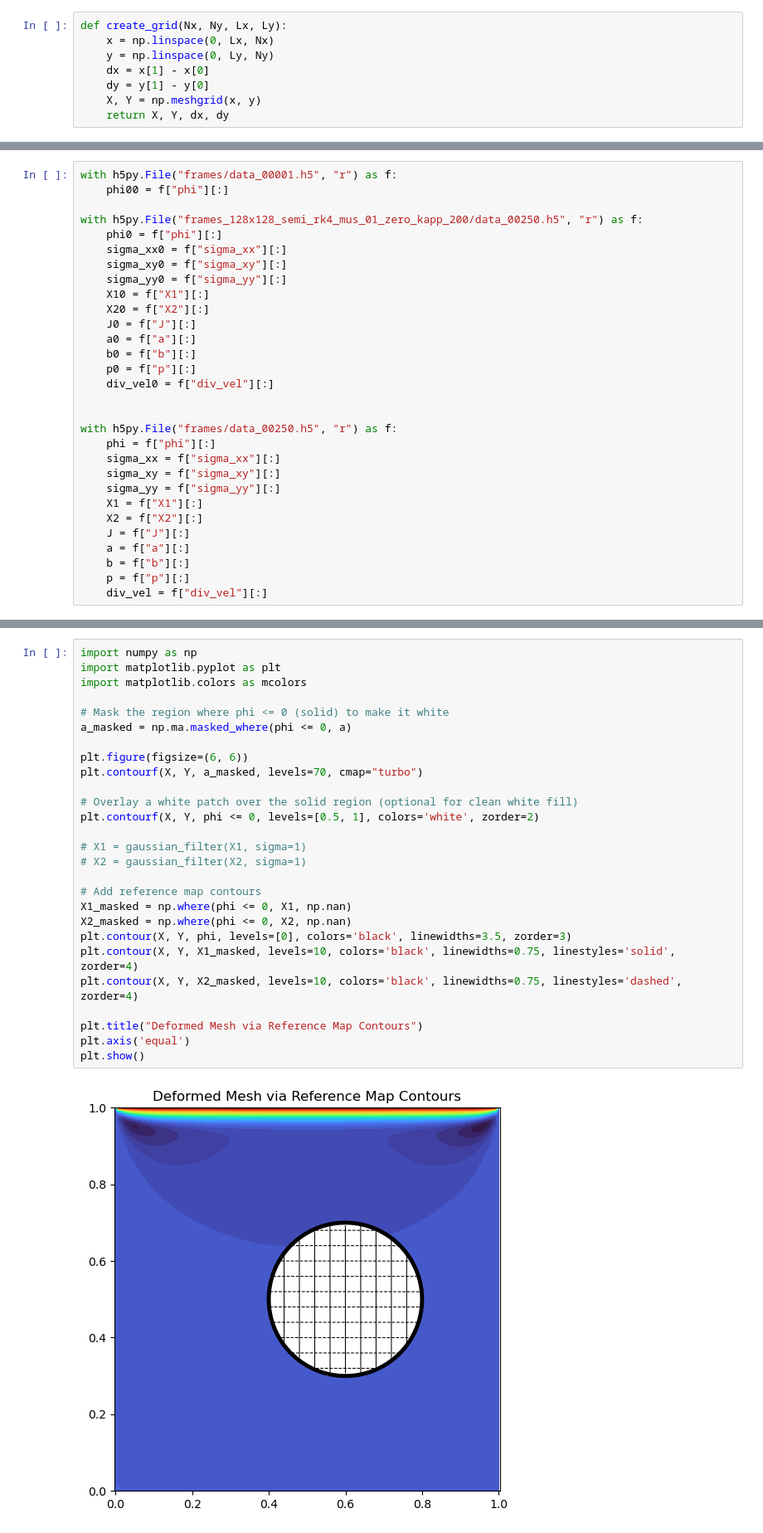
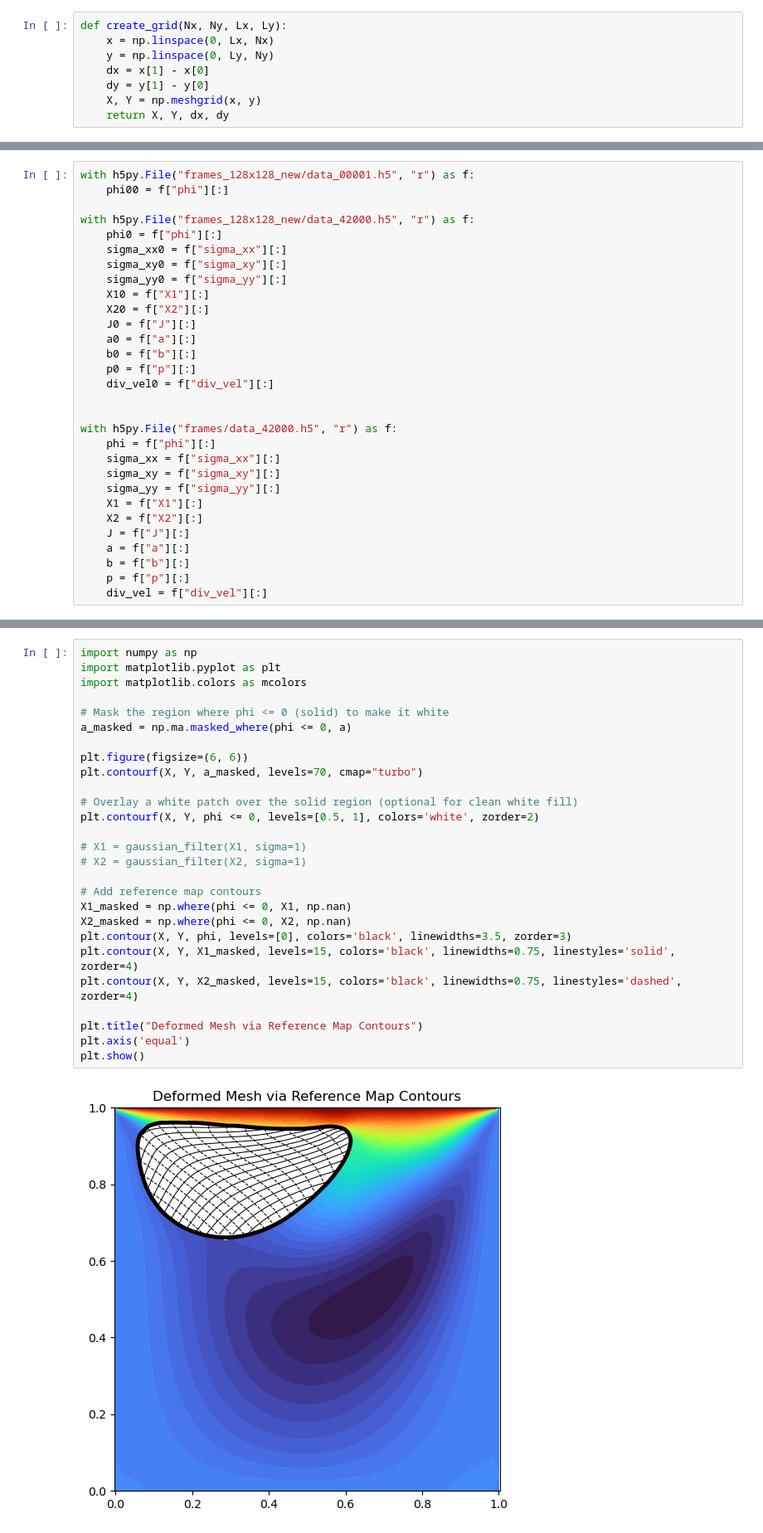
Before and after one commit to samanseifi/pyRMT, a Jupyter notebook: plotting.ipynb, the cells around one changed output, grey strips where cells are left out. Shown: that part at 83% size. Drawn from its saved outputs; the diff is of its cells as text.

```diff
--- a/plotting.ipynb
+++ b/plotting.ipynb
@@ -16,8 +124,8 @@ def create_grid(Nx, Ny, Lx, Ly):
 # %%
-with h5py.File("frames/data_00001.h5", "r") as f:
+with h5py.File("frames_128x128_new/data_00001.h5", "r") as f:
     phi00 = f["phi"][:]
 
-with h5py.File("frames_128x128_semi_rk4_mus_01_zero_kapp_200/data_00250.h5", "r") as f:
+with h5py.File("frames_128x128_new/data_42000.h5", "r") as f:
     phi0 = f["phi"][:]
     sigma_xx0 = f["sigma_xx"][:]
     sigma_xy0 = f["sigma_xy"][:]
@@ -31,7 +139,7 @@ with h5py.File("frames_128x128_semi_rk4_mus_01_zero_kapp_200/data_00250.h5", "r"
     div_vel0 = f["div_vel"][:]
 
 
-with h5py.File("frames/data_00250.h5", "r") as f:
+with h5py.File("frames/data_42000.h5", "r") as f:
     phi = f["phi"][:]
     sigma_xx = f["sigma_xx"][:]
     sigma_xy = f["sigma_xy"][:]
@@ -104,32 +219,32 @@ plt.show()
 # %%
 import numpy as np
 import matplotlib.pyplot as plt
 import matplotlib.colors as mcolors
 
 # Mask the region where phi <= 0 (solid) to make it white
 a_masked = np.ma.masked_where(phi <= 0, a)
 
 plt.figure(figsize=(6, 6))
 plt.contourf(X, Y, a_masked, levels=70, cmap="turbo")
 
 # Overlay a white patch over the solid region (optional for clean white fill)
 plt.contourf(X, Y, phi <= 0, levels=[0.5, 1], colors='white', zorder=2)
 
 # X1 = gaussian_filter(X1, sigma=1)
 # X2 = gaussian_filter(X2, sigma=1)
 
 # Add reference map contours
 X1_masked = np.where(phi <= 0, X1, np.nan)
 X2_masked = np.where(phi <= 0, X2, np.nan)
 plt.contour(X, Y, phi, levels=[0], colors='black', linewidths=3.5, zorder=3)
-plt.contour(X, Y, X1_masked, levels=10, colors='black', linewidths=0.75, linestyles='solid', zorder=4)
-plt.contour(X, Y, X2_masked, levels=10, colors='black', linewidths=0.75, linestyles='dashed', zorder=4)
+plt.contour(X, Y, X1_masked, levels=15, colors='black', linewidths=0.75, linestyles='solid', zorder=4)
+plt.contour(X, Y, X2_masked, levels=15, colors='black', linewidths=0.75, linestyles='dashed', zorder=4)
 
 plt.title("Deformed Mesh via Reference Map Contours")
 plt.axis('equal')
 plt.show()
 # %% [output]
-[figure, old version]
+[figure, new version]
 # %%
 # smooth out the data
 solid_mask = phi <= 0
```
Also changed, not shown: parts of 9 cells of this notebook, 2 other files.
